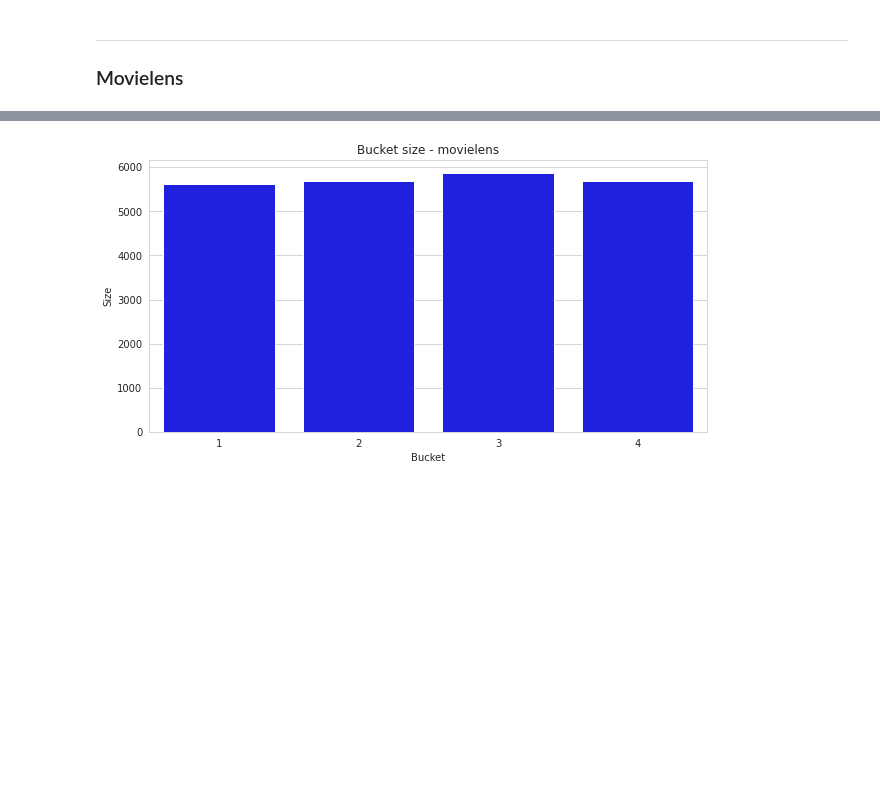
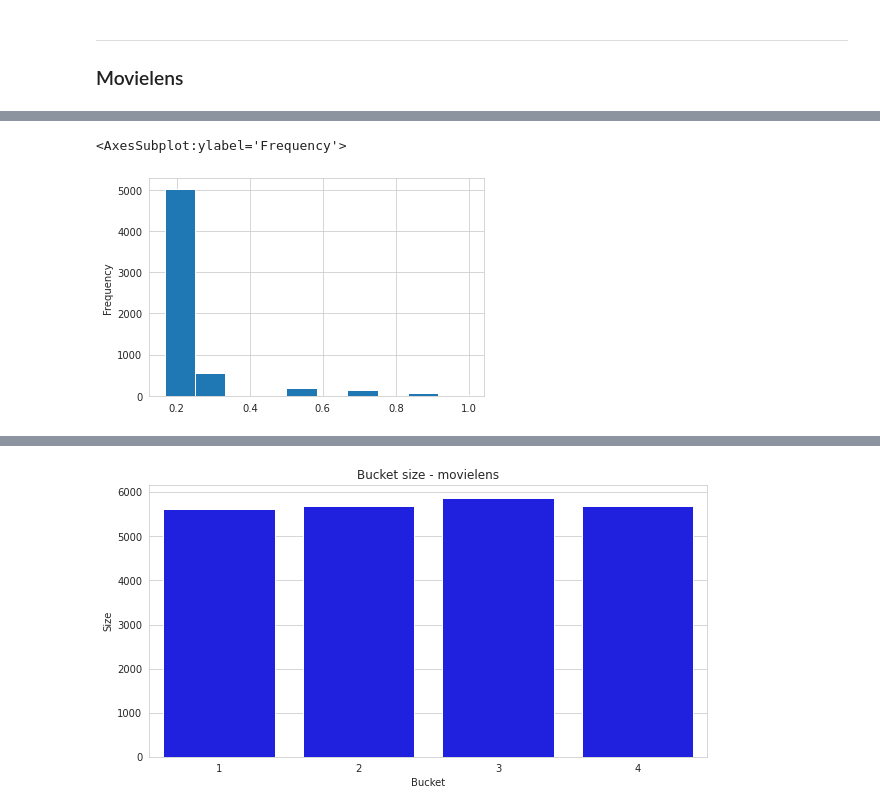
Before and after one commit to Key0412/streamRec-forgetting, a Jupyter notebook: notebooks/Avaliação de Datasets.ipynb, the cells around one changed output, grey strips where cells are left out. Drawn from its saved outputs; the diff is of its cells as text; code cells hidden in the pictures; blank space fills up the shorter version.

```diff
--- a/notebooks/Avaliação de Datasets.ipynb
+++ b/notebooks/Avaliação de Datasets.ipynb
@@ -119,0 +213,5 @@ data = pd.read_csv("../datasets/ml1m_gte5.csv","\t")
+# %%
+user_presence_df['semestre_%'].plot(kind='hist')
+# %% [output]
+<AxesSubplot:ylabel='Frequency'>
+[figure, added]
```
Also changed, not shown: parts of 37 cells of this notebook, 4 other files.
